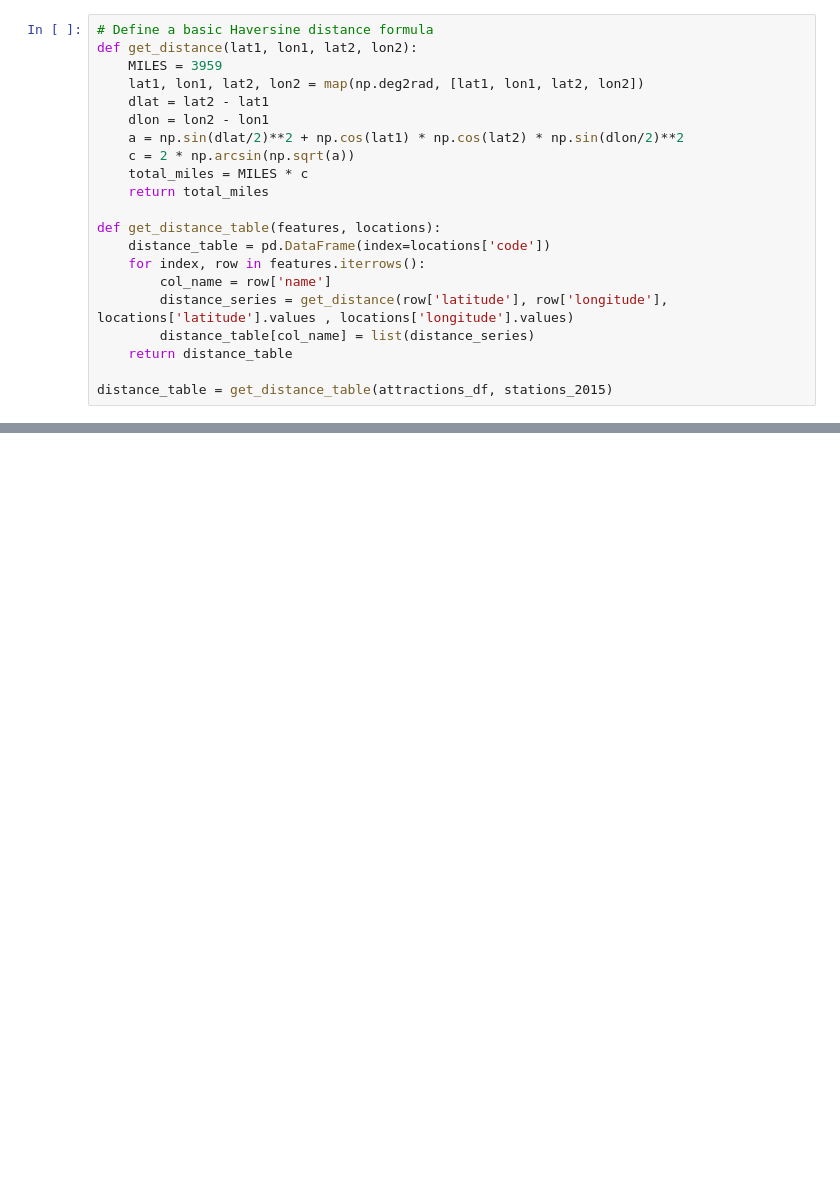
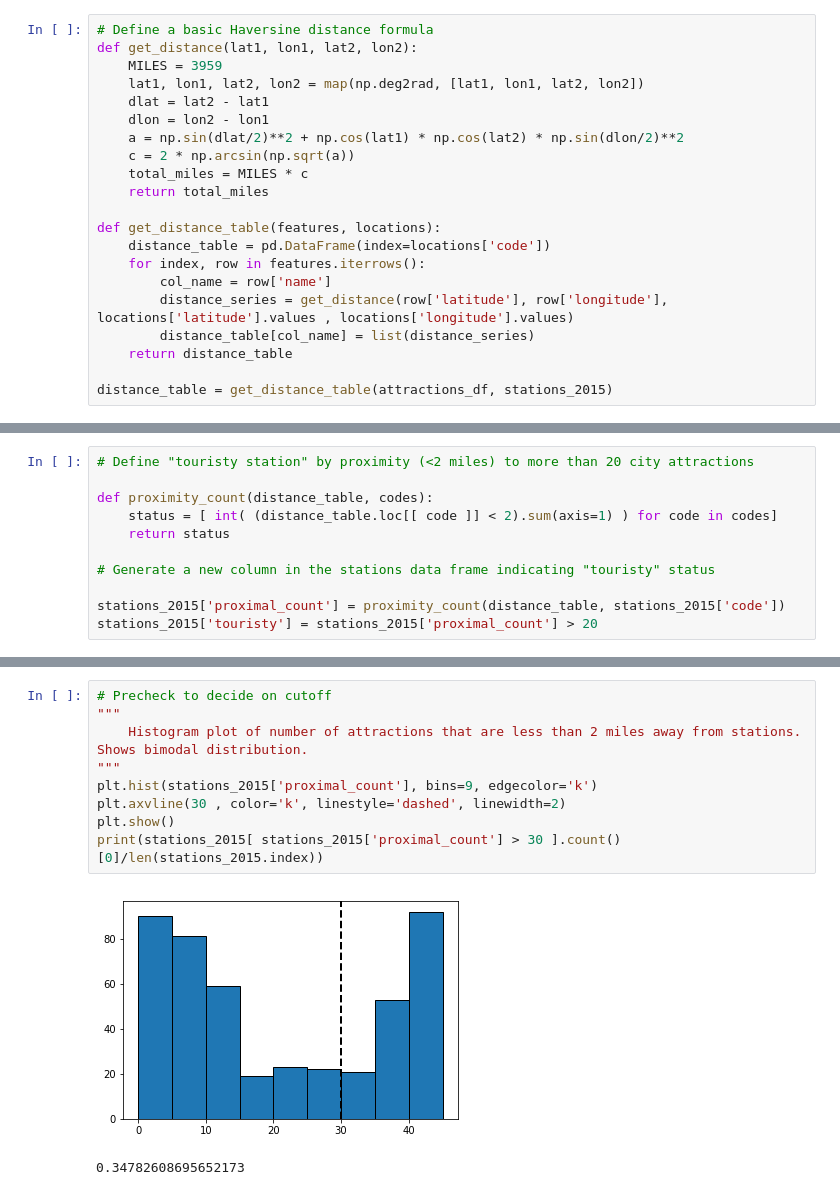
Before and after one commit to WAzaizeh/Data_Science_Basics, a Jupyter notebook: Capstone.ipynb, the cells around one changed output, grey strips where cells are left out. Saved outputs shown, nothing was run; the diff lists cells and outputs as text; blank space fills up the shorter version.

```diff
--- a/Precourse_Capstone_v2.ipynb
+++ b/Capstone.ipynb
@@ -211,0 +210,11 @@ plt.show()
+# %%
+# Define "touristy station" by proximity (<2 miles) to more than 20 city attractions
+
+def proximity_count(distance_table, codes):
+    status = [ int( (distance_table.loc[[ code ]] < 2).sum(axis=1) ) for code in codes]
+    return status
+
+# Generate a new column in the stations data frame indicating "touristy" status
+
+stations_2015['proximal_count'] = proximity_count(distance_table, stations_2015['code'])
+stations_2015['touristy'] = stations_2015['proximal_count'] > 20
@@ -211,0 +230,12 @@ plt.show()
+# %%
+# Precheck to decide on cutoff
+"""
+    Histogram plot of number of attractions that are less than 2 miles away from stations. Shows bimodal distribution.
+"""
+plt.hist(stations_2015['proximal_count'], bins=9, edgecolor='k')
+plt.axvline(30 , color='k', linestyle='dashed', linewidth=2)
+plt.show()
+print(stations_2015[ stations_2015['proximal_count'] > 30 ].count()[0]/len(stations_2015.index))
+# %% [output]
+[figure, added]
+0.34782608695652173
```
Also changed, not shown: parts of 7 cells of this notebook, 3 other files.
